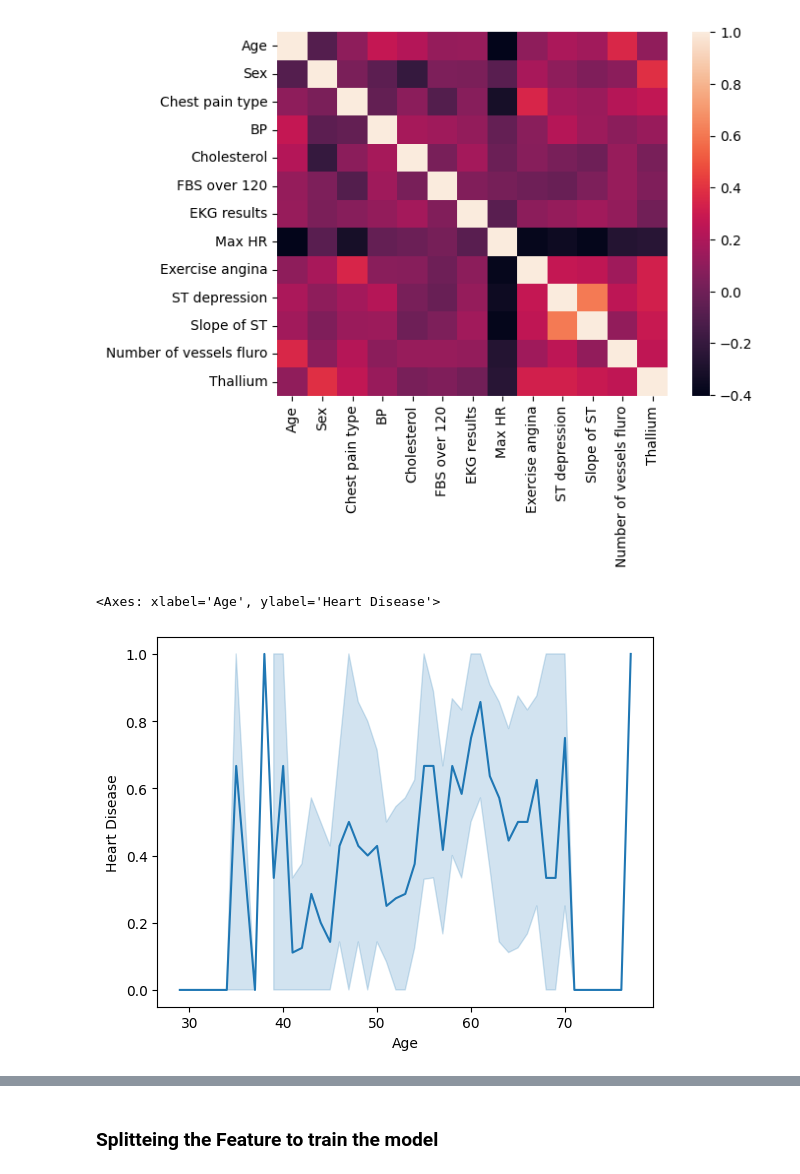
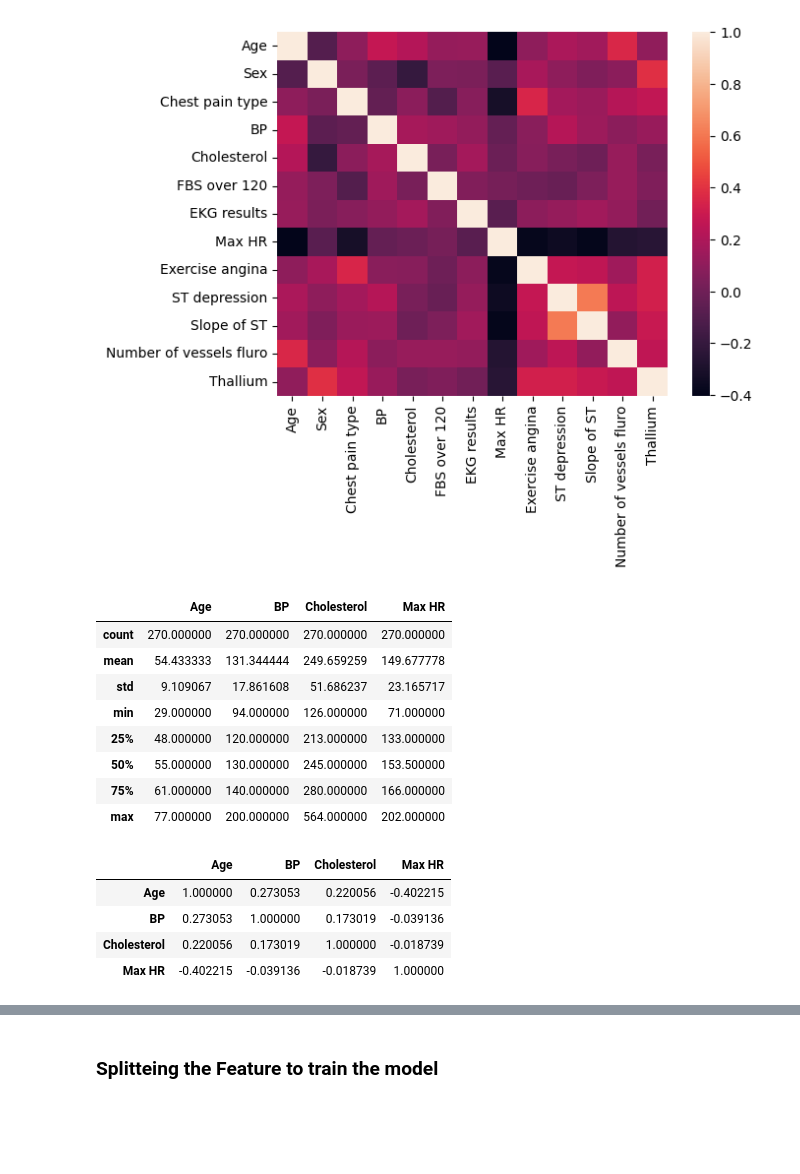
Before and after one commit to NeoMorpheus99/AI-ML, a Jupyter notebook: Heart_Disease_Prediction_Model.ipynb, the cells around one changed output, grey strips where cells are left out. Saved outputs shown, nothing was run; the diff lists cells and outputs as text; code cells hidden in the pictures; blank space fills up the shorter version.

```diff
--- a/Heart_Disease_Prediction_Model.ipynb
+++ b/Heart_Disease_Prediction_Model.ipynb
@@ -109,8 +116,30 @@ sb.heatmap(data.drop(columns ='Heart Disease').corr())
 # %% [output]
 <Axes: >
 [figure]
-# %%
-sb.lineplot(data, x= 'Age', y='Heart Disease')
-# %% [output]
-<Axes: xlabel='Age', ylabel='Heart Disease'>
-[figure, removed]
+# %%
+# separating numberical and categorical data
+name = data.columns
+num_var = ['Age', 'BP', 'Cholesterol', 'Max HR', 'Heart Disease'] #Numerical valees
+cat_var = [item for item in name if item not in num_var] #Categorical Values
+
+num_var_data = data[num_var]
+num_var_data = num_var_data.drop('Heart Disease', axis=1)
+num_var_data.describe()
+# %% [output]
+|  | Age | BP | Cholesterol | Max HR |
+| count | 270.000000 | 270.000000 | 270.000000 | 270.000000 |
+| mean | 54.433333 | 131.344444 | 249.659259 | 149.677778 |
+| std | 9.109067 | 17.861608 | 51.686237 | 23.165717 |
+| min | 29.000000 | 94.000000 | 126.000000 | 71.000000 |
+| 25% | 48.000000 | 120.000000 | 213.000000 | 133.000000 |
+| 50% | 55.000000 | 130.000000 | 245.000000 | 153.500000 |
+| 75% | 61.000000 | 140.000000 | 280.000000 | 166.000000 |
+| max | 77.000000 | 200.000000 | 564.000000 | 202.000000 |
+# %%
+num_var_data.corr()
+# %% [output]
+|  | Age | BP | Cholesterol | Max HR |
+| Age | 1.000000 | 0.273053 | 0.220056 | -0.402215 |
+| BP | 0.273053 | 1.000000 | 0.173019 | -0.039136 |
+| Cholesterol | 0.220056 | 0.173019 | 1.000000 | -0.018739 |
+| Max HR | -0.402215 | -0.039136 | -0.018739 | 1.000000 |
```
Also changed, not shown: parts of 17 cells of this notebook.
